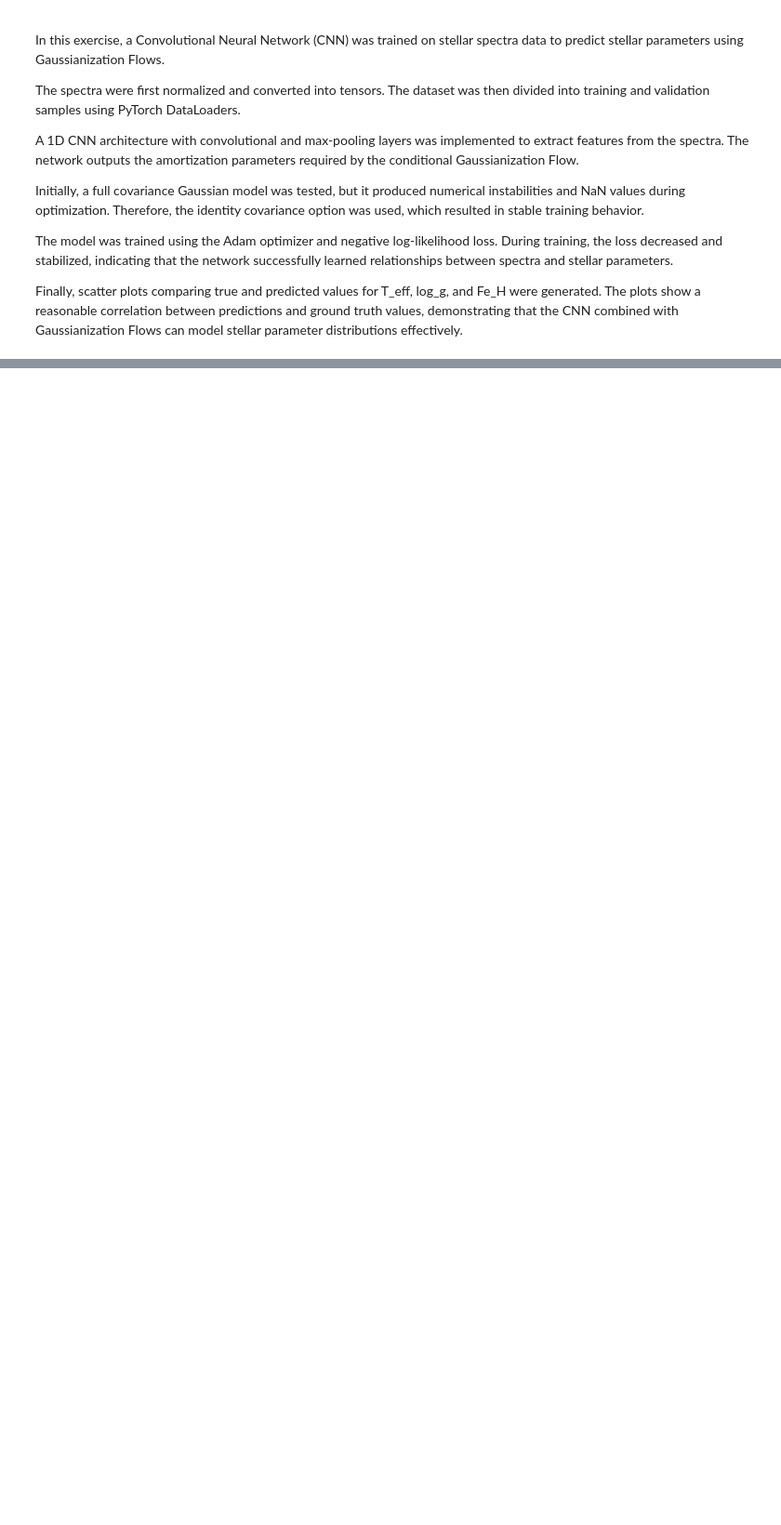
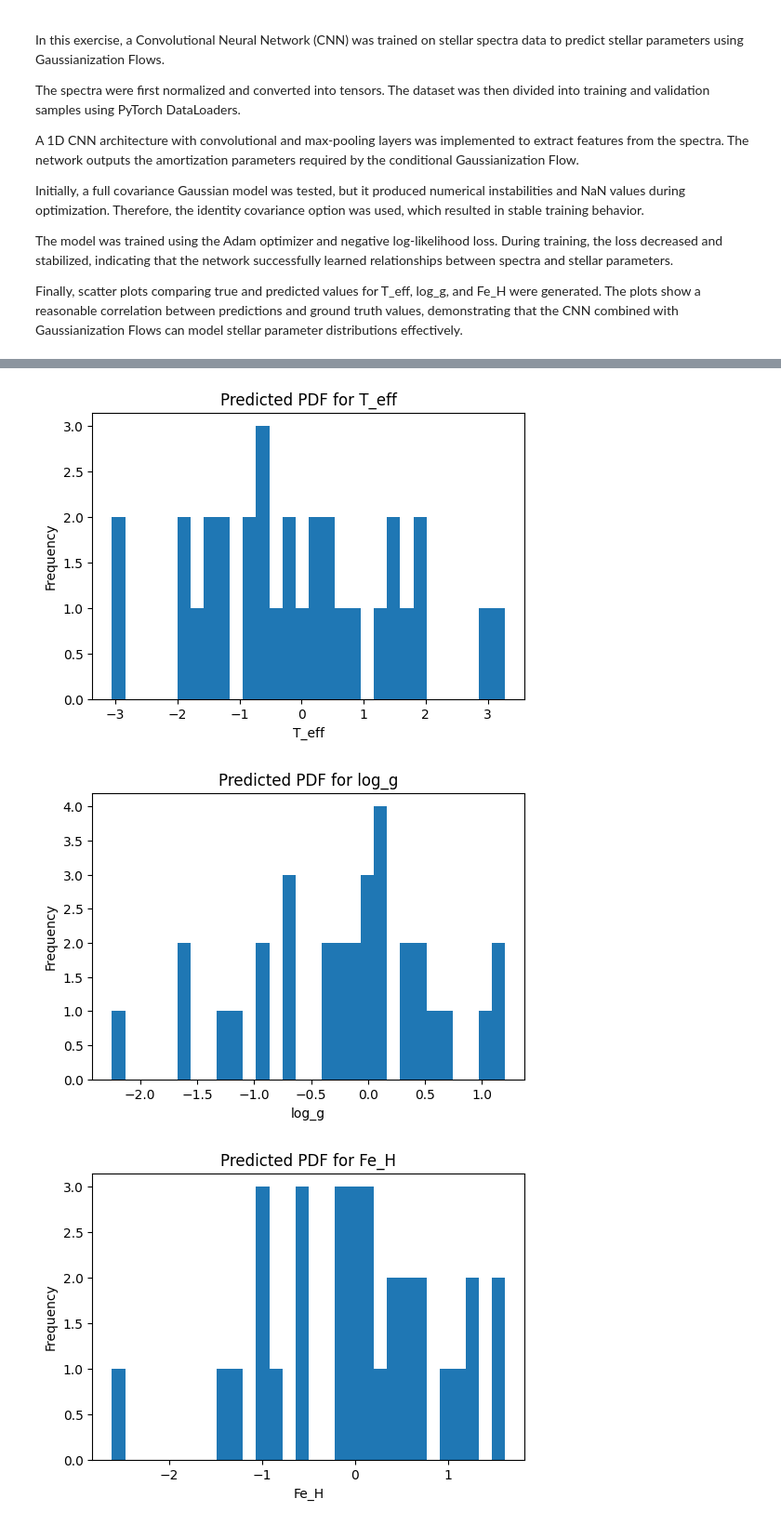
Before and after one commit to suyashjaiswal235-jpg/iMAPP-Advanced-DL, a Jupyter notebook: B01train_vanilla_CNN_template_(1).ipynb, the cells around one changed output, grey strips where cells are left out. Shown at 93% size. Cells and saved outputs as stored; diff of their text form; code cells hidden in the pictures; blank space fills up the shorter version.

```diff
--- a/B01train_vanilla_CNN_template_(1).ipynb
+++ b/B01train_vanilla_CNN_template_(1).ipynb
@@ -509,0 +559,33 @@ Finally, scatter plots comparing true and predicted values for T_eff, log_g, and
+# %%
+model.eval()
+
+xb, yb = next(iter(val_loader))
+
+with torch.no_grad():
+
+    predicted_params = model(xb)
+
+    samples = conditional_pdf.sample(samplesize=200,amortization_parameters=predicted_params)[0]
+
+samples = samples.numpy()
+
+import matplotlib.pyplot as plt
+
+names = ["T_eff", "log_g", "Fe_H"]
+
+# visualize PDFs for first star
+for i, name in enumerate(names):
+
+    plt.figure(figsize=(6,4))
+
+    plt.hist(samples[:, i], bins=30)
+
+    plt.xlabel(name)
+    plt.ylabel("Frequency")
+    plt.title(f"Predicted PDF for {name}")
+
+    plt.show()
+# %% [output]
+[figure, added]
+[figure, added]
+[figure, added]
```
Also changed, not shown: parts of 1 cell of this notebook.
